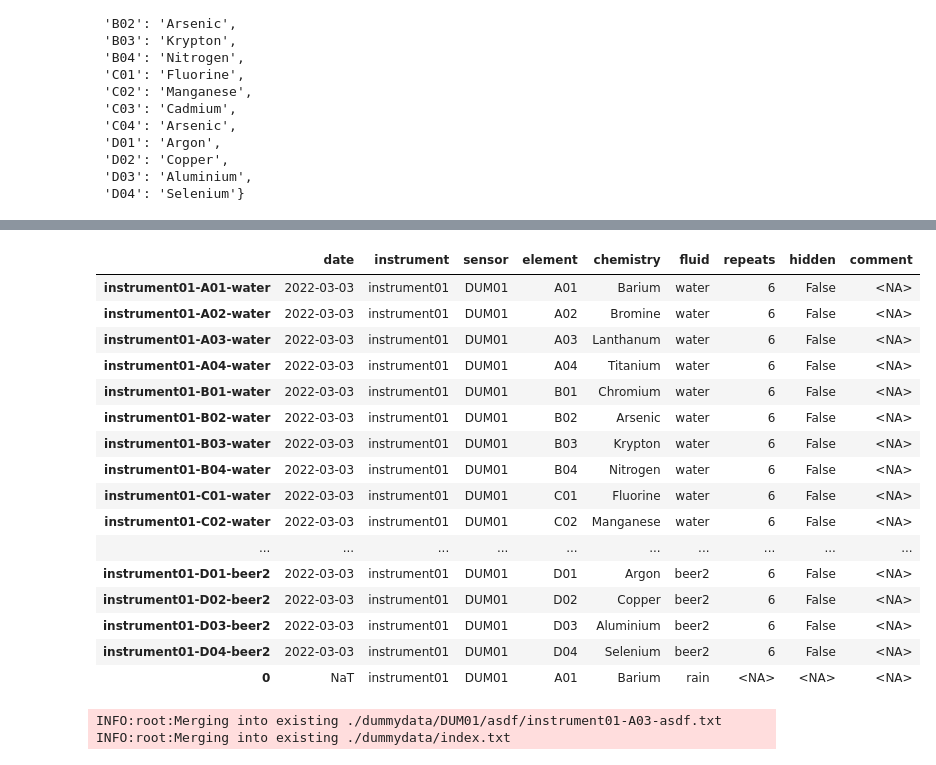
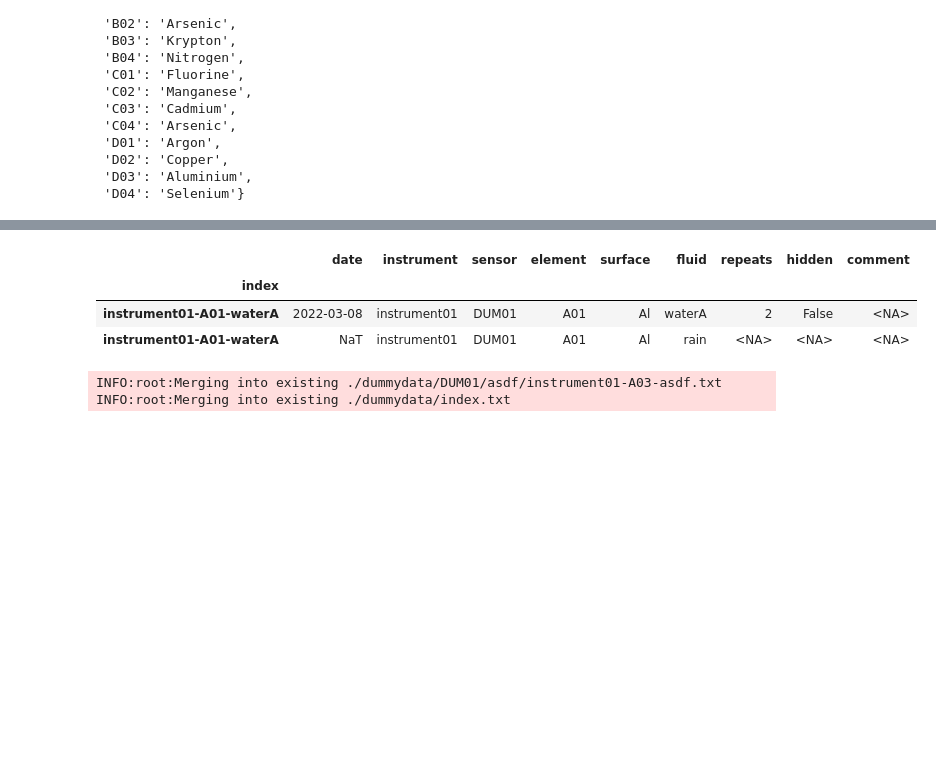
Before and after one commit to calcut/dwt-optical, a Jupyter notebook: csv_import_export.ipynb, the cells around one changed output, grey strips where cells are left out. Saved outputs shown, nothing was run; the diff lists cells and outputs as text; code cells hidden in the pictures; blank space fills up the shorter version.

Commit message:
many updates related to dtypes and repeat counts

```diff
--- a/csv_import_export.ipynb
+++ b/csv_import_export.ipynb
@@ -178,23 +179,3 @@ An Example of applying a chemistry map to an existing metadata file
-# %%
-chem_map = {
-    '01': 'Tin',
-    '02': 'Vanadium',
-    '03': 'Silver',
-    '04': 'Cadmium',
-    '05': 'Boron',
-    '06': 'Molybdenum',
-    '07': 'Nickel',
-    '08': 'Scandium',
-    '09': 'Palladium',
-    '10': 'Neodymium',
-    '11': 'Barium',
-    '12': 'Magnesium',
-    '13': 'Zinc',
-    '14': 'Antimony',
-    '15': 'Silicon'
-    }
-
-csv.apply_chem_map(chem_map, './imported/index.txt')
 # %% [markdown]
 ## Example of searching by metadata
 
@@ -595,7 +600,7 @@ import os
 import pandas as pd
 import numpy as np
 
-setup = csv.setup
+setup = csv.setup.copy()
 default_metadata = csv.default_metadata
 
 def dummyMeasurement(setup, row):
@@ -616,33 +621,32 @@ def dummyMeasurement(setup, row):
     df.rename(columns={"transmission" : timestamp }, inplace=True)
     return df
 
-run_dict = {
-    'instrument'    : csv.instrument,
-    'element'       : "A01",
-    'fluid'         : 'rain',
-}
-
-
 
 instrument = csv.instrument
 element = "A01"
 fluid = 'rain'
 
-row = {
+run_dict = {
     'instrument'    : instrument['name'],
     'sensor'        : instrument['sensor'],
     'element'       : element,
-    'chemistry'     : instrument['element_map'][element],
+    'surface'       : instrument['element_map'][element],
     'fluid'         : fluid,
 }
 
-run_list = {}
-for col in row.keys():
-    run_list[col] = pd.Series([row[col]], dtype=default_metadata[col])
+index = '-'.join(run_dict[p] for p in setup['primary_metadata'])
+run_dict['index'] = index
 
-run_df = pd.DataFrame(run_list)
+run_dict['index'] = 'instrument01-A01-waterA'
 
-metapath = os.path.join(setup['working_dir'], setup['metafile'])
+
+for col in run_dict.keys():
+    run_dict[col] = pd.Series([run_dict[col]], dtype=default_metadata[col])
+
+run_df = pd.DataFrame(run_dict)
+run_df.set_index('index', inplace=True)
+
+metapath = os.path.join(setup['path'], setup['metafile'])
 meta_df = csv.read_metadata(metapath)
 meta_df
 # index = '-'.join(run_dict[p] for p in setup['primary_metadata'])
@@ -655,9 +659,13 @@ meta_df
 # Convert the lists into pandas series with appropriate datatypes
 
 
-# pd.concat([meta_df, run_df], verify_integrity=True)
 meta_df = pd.concat([meta_df, run_df])
-meta_df
+
+for dup in meta_df[meta_df.index.duplicated()].index:
+    print('warning, duplicate indicies detected')
+    display(meta_df.loc[dup])
+
+# meta_df
 # print(meta_df.dtypes)
 # meta_df.index.duplicated()
 # # csv.single_measurement(setup, run_dict, measure_func=dummyMeasurement )
@@ -665,20 +674,7 @@ meta_df
-|  | date | instrument | sensor | element | chemistry | fluid | repeats | hidden | comment |
-| instrument01-A01-water | 2022-03-03 | instrument01 | DUM01 | A01 | Barium | water | 6 | False | <NA> |
-| instrument01-A02-water | 2022-03-03 | instrument01 | DUM01 | A02 | Bromine | water | 6 | False | <NA> |
-| instrument01-A03-water | 2022-03-03 | instrument01 | DUM01 | A03 | Lanthanum | water | 6 | False | <NA> |
-| instrument01-A04-water | 2022-03-03 | instrument01 | DUM01 | A04 | Titanium | water | 6 | False | <NA> |
-| instrument01-B01-water | 2022-03-03 | instrument01 | DUM01 | B01 | Chromium | water | 6 | False | <NA> |
-| instrument01-B02-water | 2022-03-03 | instrument01 | DUM01 | B02 | Arsenic | water | 6 | False | <NA> |
-| instrument01-B03-water | 2022-03-03 | instrument01 | DUM01 | B03 | Krypton | water | 6 | False | <NA> |
-| instrument01-B04-water | 2022-03-03 | instrument01 | DUM01 | B04 | Nitrogen | water | 6 | False | <NA> |
-| instrument01-C01-water | 2022-03-03 | instrument01 | DUM01 | C01 | Fluorine | water | 6 | False | <NA> |
-| instrument01-C02-water | 2022-03-03 | instrument01 | DUM01 | C02 | Manganese | water | 6 | False | <NA> |
-| ... | ... | ... | ... | ... | ... | ... | ... | ... | ... |
-| instrument01-D01-beer2 | 2022-03-03 | instrument01 | DUM01 | D01 | Argon | beer2 | 6 | False | <NA> |
-| instrument01-D02-beer2 | 2022-03-03 | instrument01 | DUM01 | D02 | Copper | beer2 | 6 | False | <NA> |
-| instrument01-D03-beer2 | 2022-03-03 | instrument01 | DUM01 | D03 | Aluminium | beer2 | 6 | False | <NA> |
-| instrument01-D04-beer2 | 2022-03-03 | instrument01 | DUM01 | D04 | Selenium | beer2 | 6 | False | <NA> |
-| 0 | NaT | instrument01 | DUM01 | A01 | Barium | rain | <NA> | <NA> | <NA> |
+|  | date | instrument | sensor | element | surface | fluid | repeats | hidden | comment |
+| index |  |  |  |  |  |  |  |  |  |
+| instrument01-A01-waterA | 2022-03-08 | instrument01 | DUM01 | A01 | Al | waterA | 2 | False | <NA> |
+| instrument01-A01-waterA | NaT | instrument01 | DUM01 | A01 | Al | rain | <NA> | <NA> | <NA> |
 # %%
 import lib.csv_helpers as csv
 
```
Also changed, not shown: parts of 11 cells of this notebook, 1 other file.
